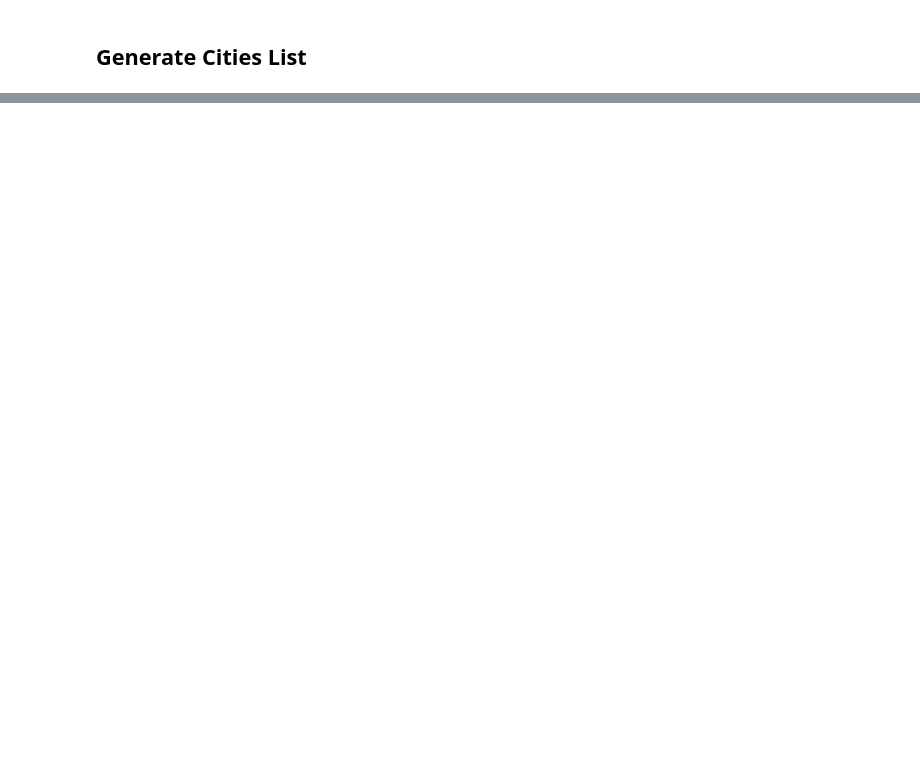
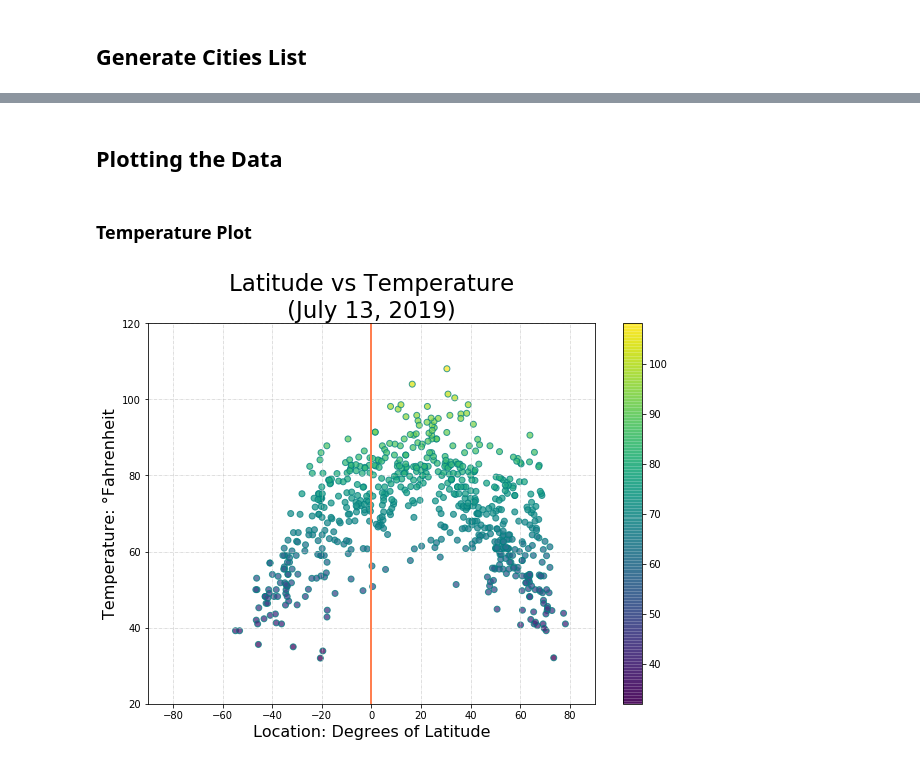
Before and after one commit to JAK-UCF/UNIT-6-HOMEWORK, a Jupyter notebook: WeatherPy_HOMEWORK_SUBMISSION.ipynb, the cells around one changed output, grey strips where cells are left out. Cells and saved outputs as stored; diff of their text form; code cells hidden in the pictures; blank space fills up the shorter version.

```diff
--- a/WeatherPy_HOMEWORK_SUBMISSION.ipynb
+++ b/WeatherPy_HOMEWORK_SUBMISSION.ipynb
@@ -391,0 +174,14 @@ plt.show()
+# %%
+city_weather_df = (pd.DataFrame({'City': city_cap,
+                                 'Country': country_cap,
+                                 'Latitude': lat,
+                                 'Temperature (F)': temp,
+                                 'Humidity (%)': humidity,
+                                 'Cloudiness (%)': cloudiness,
+                                 'Wind Speed (mph)': wind_speed,
+                                 'Date - Time Reported': dates}))
+
+# variable for naming convention of output files and DATE in plot titles: represents date the information is called
+called_on = datetime.now().strftime('%B %d, %Y')
+
+city_weather_df.head()
@@ -391,0 +198,35 @@ plt.show()
+# %% [markdown]
+## Plotting the Data
+# %% [markdown]
+### Temperature Plot
+# %%
+plt.figure(figsize = (10, 7))
+
+plt.scatter(city_weather_df['Latitude'], city_weather_df['Temperature (F)'],
+            marker = 'o',
+            c = city_weather_df['Temperature (F)'],
+            edgecolor = 'teal',
+            alpha = 0.75)
+
+# Title the plot.
+plt.title((f'Latitude vs Temperature\n({called_on})'), fontsize = 23)
+
+# Label and limits for x-axis.
+plt.xlabel('Location: Degrees of Latitude', fontsize = 16)
+plt.xlim (-90, 90)
+
+# Label and limits for y-axis.
+plt.ylabel('Temperature: °Fahrenheit', fontsize = 16)
+plt.ylim (20, 120)
+
+# Add light grid with axis line for equator
+plt.grid(color = 'silver', linestyle = '-.', linewidth = 0.5)
+plt.axvline(linewidth = 2, color = 'coral')
+
+# Show colorbar
+plt.colorbar()
+
+plt.savefig((f'PLOT - Temperature {called_on}.png'))
+plt.show()
+# %% [output]
+[figure, added]
```
Also changed, not shown: parts of 45 cells of this notebook, 20 other files.
